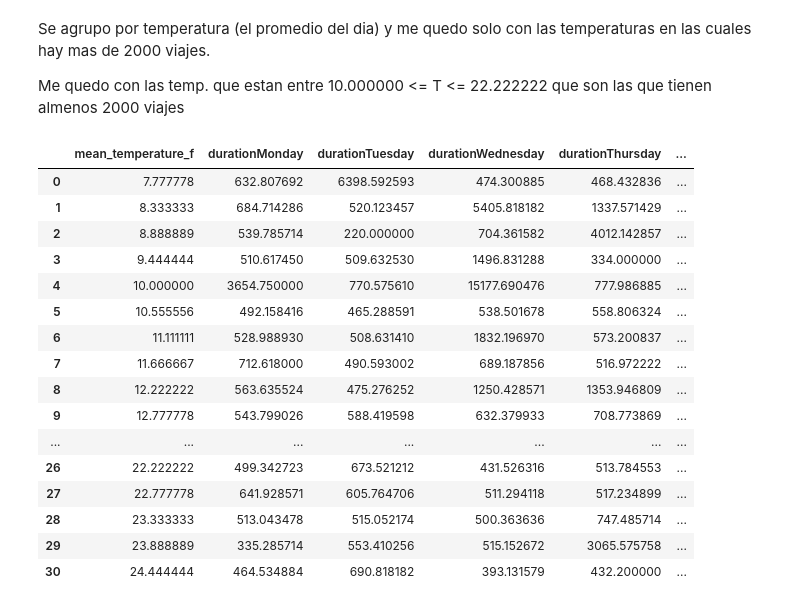
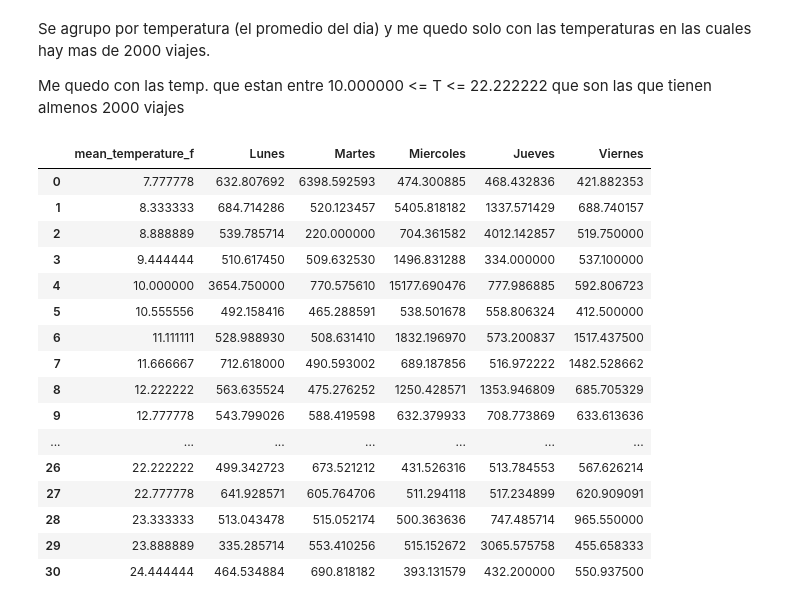
Before and after one commit to Gnahue/sanFranciscoBiclas, a Jupyter notebook: Analisis Exploratorio/Clima.ipynb, the cells around one changed output. Drawn from its saved outputs; the diff is of its cells as text; code cells hidden in the pictures.

```diff
--- a/Analisis Exploratorio/Clima.ipynb
+++ b/Analisis Exploratorio/Clima.ipynb
@@ -180,7 +181,9 @@ dfMergedMonday = pd.merge(tripsMonday, df, left_on=['zip_code','start_date'], ri
 dfMergedThursday = pd.merge(tripsThursday, df, left_on=['zip_code','start_date'], right_on=['zip_code','date'])
 dfMergedWednesday = pd.merge(tripsWednesday, df, left_on=['zip_code','start_date'], right_on=['zip_code','date'])
 dfMergedTuesday = pd.merge(tripsTuesday, df, left_on=['zip_code','start_date'], right_on=['zip_code','date'])
-dfMergedFriday = pd.merge(tripsFriday,r = pd.merge(tripsSunday, df, left_on=['zip_code','start_date'], right_on=['zip_code','date'])
+dfMergedFriday = pd.merge(tripsFriday, df, left_on=['zip_code','start_date'], right_on=['zip_code','date'])
+dfMergedSaturday = pd.merge(tripsSaturday, df, left_on=['zip_code','start_date'], right_on=['zip_code','date'])
+dfMergedSunday = pd.merge(tripsSunday, df, left_on=['zip_code','start_date'], right_on=['zip_code','date'])
 # %%
 dfMergedGroupedCountMonday = dfMergedMonday.groupby('mean_temperature_f', as_index=False)['duration'].count()
 dfMergedGroupedCountTuesday = dfMergedTuesday.groupby('mean_temperature_f', as_index=False)['duration'].count()
@@ -216,46 +219,46 @@ Se agrupo por temperatura (el promedio del dia) y me quedo solo con las temperat
 Me quedo con las temp. que estan entre 10.000000 <= T <= 22.222222 que son las que tienen almenos 2000 viajes
 # %%
 dfMergedGroupedMeanMonday = dfMergedMonday.groupby('mean_temperature_f', as_index=False)['duration'].mean()
-dfMergedGroupedMeanMonday.columns = ['mean_temperature_f', 'durationMonday']
+dfMergedGroupedMeanMonday.columns = ['mean_temperature_f', 'Lunes']
 dfMergedGroupedMeanTuesday = dfMergedTuesday.groupby('mean_temperature_f', as_index=False)['duration'].mean()
-dfMergedGroupedMeanTuesday.columns = ['mean_temperature_f', 'durationTuesday']
+dfMergedGroupedMeanTuesday.columns = ['mean_temperature_f', 'Martes']
 dfMergedGroupedMeanWednesday = dfMergedWednesday.groupby('mean_temperature_f', as_index=False)['duration'].mean()
-dfMergedGroupedMeanWednesday.columns = ['mean_temperature_f', 'durationWednesday']
+dfMergedGroupedMeanWednesday.columns = ['mean_temperature_f', 'Miercoles']
 dfMergedGroupedMeanThursday = dfMergedThursday.groupby('mean_temperature_f', as_index=False)['duration'].mean()
-dfMergedGroupedMeanThursday.columns = ['mean_temperature_f', 'durationThursday']
+dfMergedGroupedMeanThursday.columns = ['mean_temperature_f', 'Jueves']
 dfMergedGroupedMeanFriday = dfMergedFriday.groupby('mean_temperature_f', as_index=False)['duration'].mean()
-dfMergedGroupedMeanFriday.columns = ['mean_temperature_f', 'durationFriday']
+dfMergedGroupedMeanFriday.columns = ['mean_temperature_f', 'Viernes']
 dfMergedGroupedMeanSaturday = dfMergedSaturday.groupby('mean_temperature_f', as_index=False)['duration'].mean()
-dfMergedGroupedMeanSaturday.columns = ['mean_temperature_f', 'durationSaturday']
+dfMergedGroupedMeanSaturday.columns = ['mean_temperature_f', 'Sabado']
 dfMergedGroupedMeanSunday = dfMergedSunday.groupby('mean_temperature_f', as_index=False)['duration'].mean()
-dfMergedGroupedMeanSunday.columns = ['mean_temperature_f', 'durationSunday']
+dfMergedGroupedMeanSunday.columns = ['mean_temperature_f', 'Domingo']
 #dfMergedGroupedMean
 
 dfMergedGroupedMean = pd.merge(dfMergedGroupedMeanMonday, dfMergedGroupedMeanTuesday, on='mean_temperature_f')
 dfMergedGroupedMean = pd.merge(dfMergedGroupedMean, dfMergedGroupedMeanWednesday, on='mean_temperature_f')
 dfMergedGroupedMean = pd.merge(dfMergedGroupedMean, dfMergedGroupedMeanThursday, on='mean_temperature_f')
 dfMergedGroupedMean = pd.merge(dfMergedGroupedMean, dfMergedGroupedMeanFriday, on='mean_temperature_f')
 #dfMergedGroupedMean = pd.merge(dfMergedGroupedMean, dfMergedGroupedMeanSaturday, on='mean_temperature_f')
 #dfMergedGroupedMean = pd.merge(dfMergedGroupedMean, dfMergedGroupedMeanSunday, on='mean_temperature_f')
 dfMergedGroupedMean
 # %% [output]
-|  | mean_temperature_f | durationMonday | durationTuesday | durationWednesday | durationThursday | ... |
-| 0 | 7.777778 | 632.807692 | 6398.592593 | 474.300885 | 468.432836 | ... |
-| 1 | 8.333333 | 684.714286 | 520.123457 | 5405.818182 | 1337.571429 | ... |
-| 2 | 8.888889 | 539.785714 | 220.000000 | 704.361582 | 4012.142857 | ... |
-| 3 | 9.444444 | 510.617450 | 509.632530 | 1496.831288 | 334.000000 | ... |
-| 4 | 10.000000 | 3654.750000 | 770.575610 | 15177.690476 | 777.986885 | ... |
-| 5 | 10.555556 | 492.158416 | 465.288591 | 538.501678 | 558.806324 | ... |
-| 6 | 11.111111 | 528.988930 | 508.631410 | 1832.196970 | 573.200837 | ... |
-| 7 | 11.666667 | 712.618000 | 490.593002 | 689.187856 | 516.972222 | ... |
-| 8 | 12.222222 | 563.635524 | 475.276252 | 1250.428571 | 1353.946809 | ... |
-| 9 | 12.777778 | 543.799026 | 588.419598 | 632.379933 | 708.773869 | ... |
+|  | mean_temperature_f | Lunes | Martes | Miercoles | Jueves | Viernes |
+| 0 | 7.777778 | 632.807692 | 6398.592593 | 474.300885 | 468.432836 | 421.882353 |
+| 1 | 8.333333 | 684.714286 | 520.123457 | 5405.818182 | 1337.571429 | 688.740157 |
+| 2 | 8.888889 | 539.785714 | 220.000000 | 704.361582 | 4012.142857 | 519.750000 |
+| 3 | 9.444444 | 510.617450 | 509.632530 | 1496.831288 | 334.000000 | 537.100000 |
+| 4 | 10.000000 | 3654.750000 | 770.575610 | 15177.690476 | 777.986885 | 592.806723 |
+| 5 | 10.555556 | 492.158416 | 465.288591 | 538.501678 | 558.806324 | 412.500000 |
+| 6 | 11.111111 | 528.988930 | 508.631410 | 1832.196970 | 573.200837 | 1517.437500 |
+| 7 | 11.666667 | 712.618000 | 490.593002 | 689.187856 | 516.972222 | 1482.528662 |
+| 8 | 12.222222 | 563.635524 | 475.276252 | 1250.428571 | 1353.946809 | 685.705329 |
+| 9 | 12.777778 | 543.799026 | 588.419598 | 632.379933 | 708.773869 | 633.613636 |
 | ... | ... | ... | ... | ... | ... | ... |
-| 26 | 22.222222 | 499.342723 | 673.521212 | 431.526316 | 513.784553 | ... |
-| 27 | 22.777778 | 641.928571 | 605.764706 | 511.294118 | 517.234899 | ... |
-| 28 | 23.333333 | 513.043478 | 515.052174 | 500.363636 | 747.485714 | ... |
-| 29 | 23.888889 | 335.285714 | 553.410256 | 515.152672 | 3065.575758 | ... |
-| 30 | 24.444444 | 464.534884 | 690.818182 | 393.131579 | 432.200000 | ... |
+| 26 | 22.222222 | 499.342723 | 673.521212 | 431.526316 | 513.784553 | 567.626214 |
+| 27 | 22.777778 | 641.928571 | 605.764706 | 511.294118 | 517.234899 | 620.909091 |
+| 28 | 23.333333 | 513.043478 | 515.052174 | 500.363636 | 747.485714 | 965.550000 |
+| 29 | 23.888889 | 335.285714 | 553.410256 | 515.152672 | 3065.575758 | 455.658333 |
+| 30 | 24.444444 | 464.534884 | 690.818182 | 393.131579 | 432.200000 | 550.937500 |
 # %%
 dfPlot = dfMergedGroupedMean[(dfMergedGroupedMean.mean_temperature_f >= 11.66666) & (dfMergedGroupedMean.mean_temperature_f <= 21.2)]
 #plot(x='mean_temperature_f',y='duration')
```
Also changed, not shown: parts of 3 cells of this notebook.
